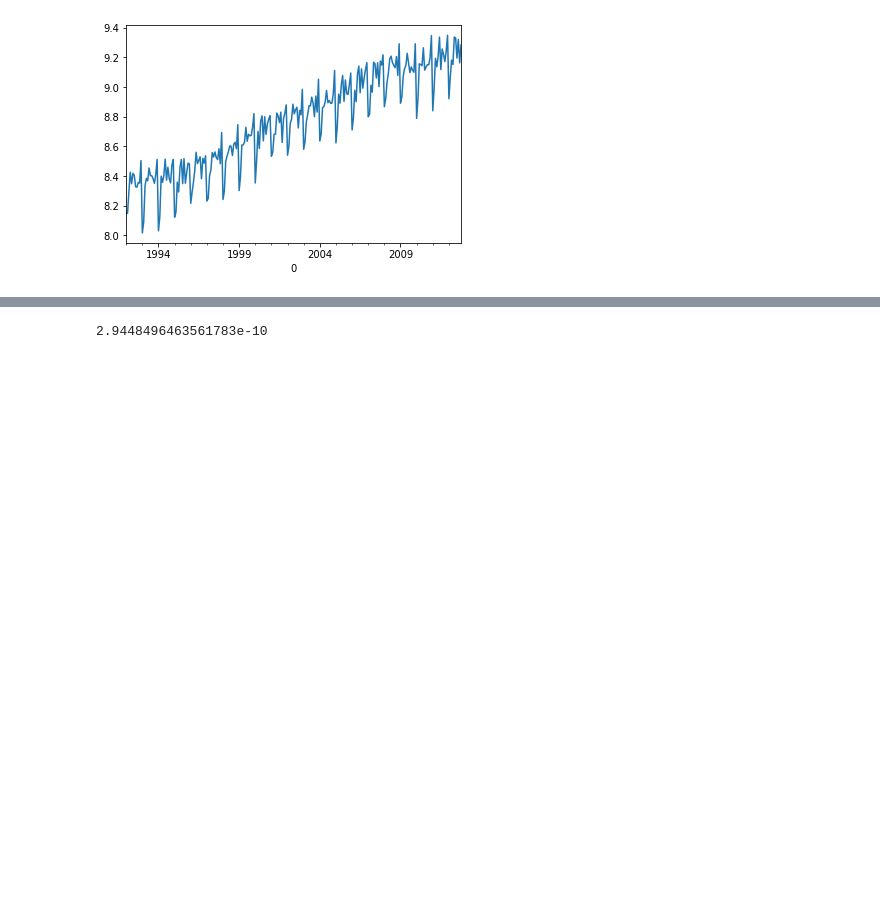
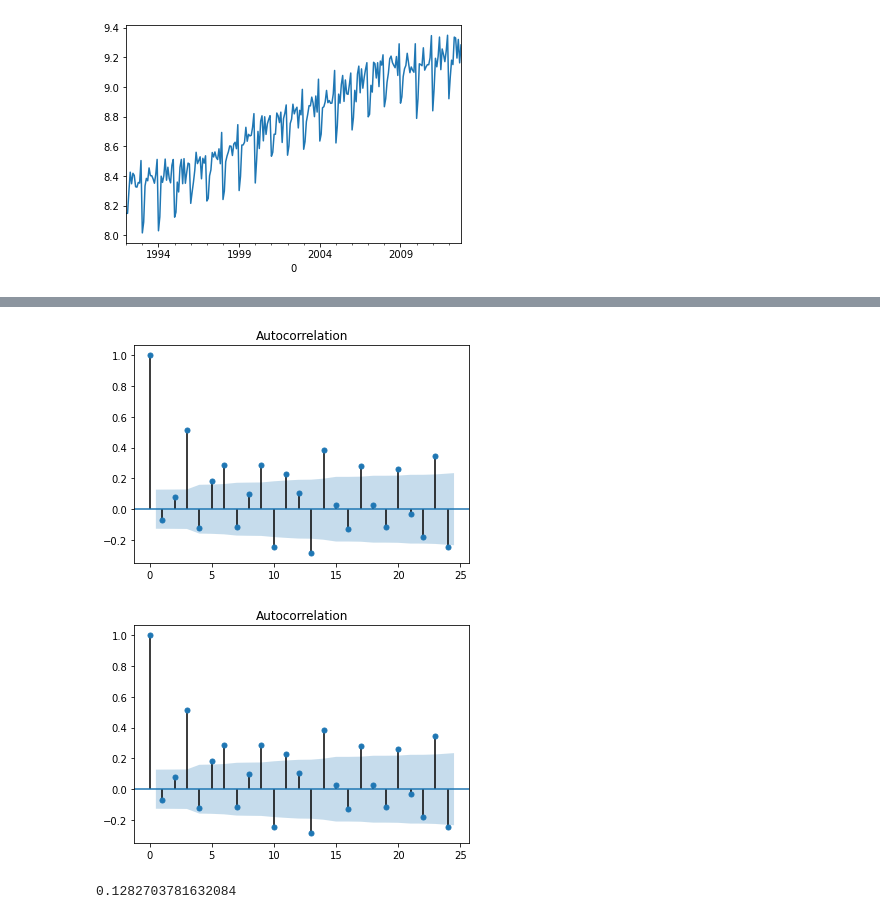
Before and after one commit to technogleb/ts_course_summer, a Jupyter notebook: week_2/arima_walkthrough.ipynb, the cells around one changed output, grey strips where cells are left out. Saved outputs shown, nothing was run; the diff lists cells and outputs as text; code cells hidden in the pictures; blank space fills up the shorter version.

```diff
--- a/week_2/arima_walkthrough.ipynb
+++ b/week_2/arima_walkthrough.ipynb
@@ -52,6 +60,12 @@ ts_log.diff().diff(12).plot()
+# %%
+plot_acf(ts_log.diff(12).dropna())
+# %% [output]
+[figure, added]
+[figure, added]
 # %%
 # уже лучше
 # посмотрим, что скажет критерий Дики Фуллера
-adfuller(ts_log.diff().diff(12).dropna())[1]
+# видим, что пока мы не можем отвергнуть нулевую гипотезу
+adfuller(ts_log.diff(12).dropna())[1]
 # %% [output]
-2.9448496463561783e-10
+0.1282703781632084
```
Also changed, not shown: parts of 29 cells of this notebook.
